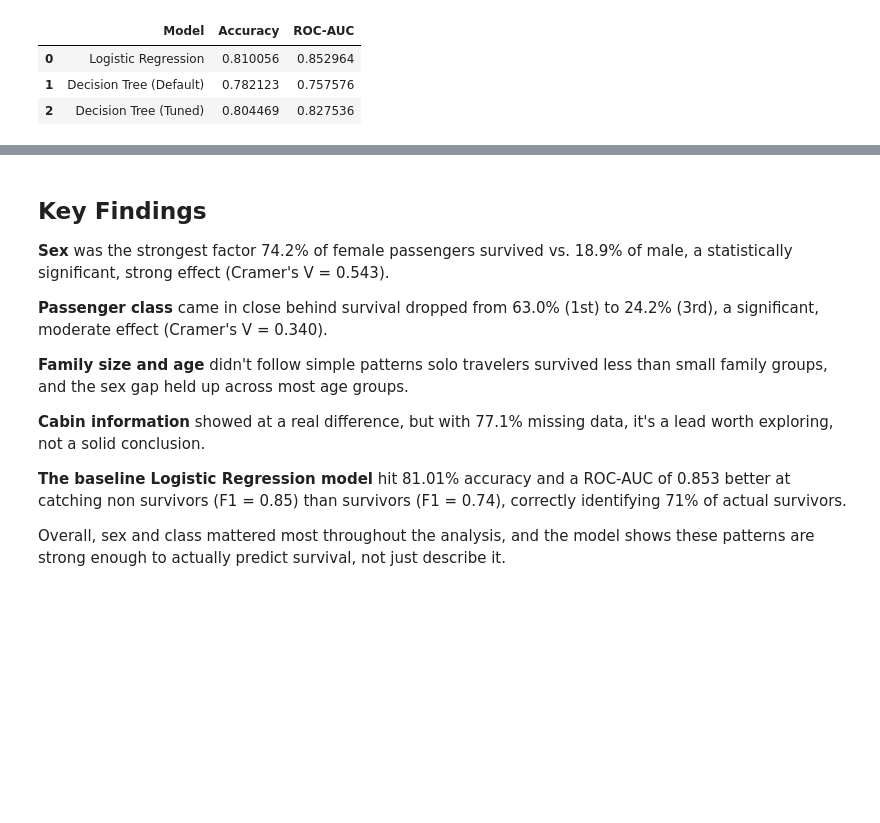
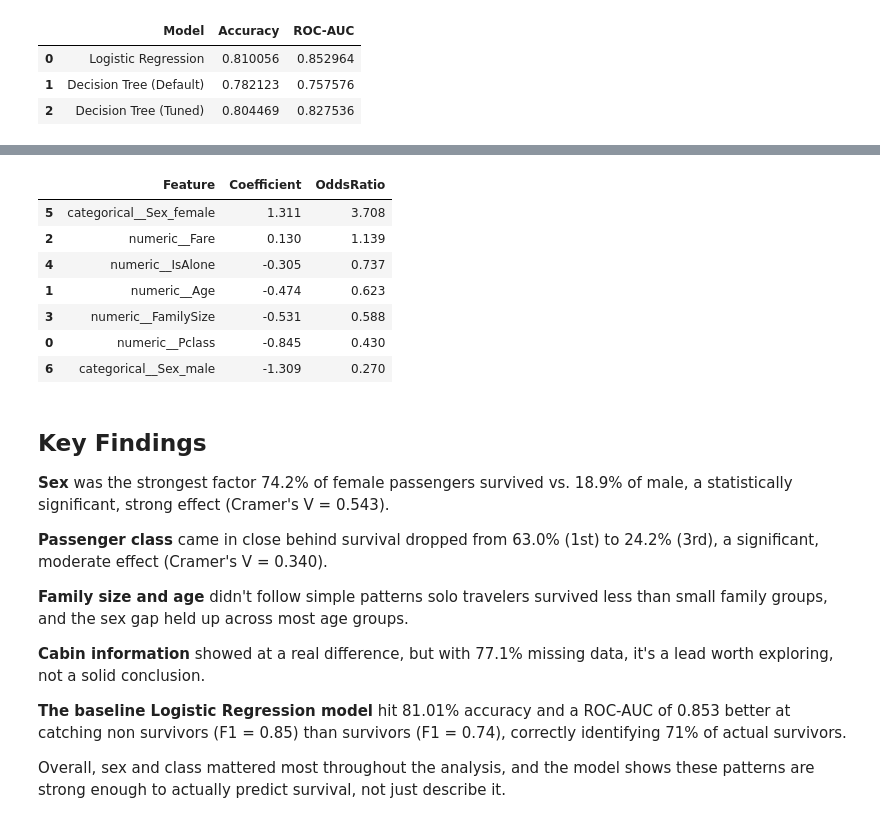
Before and after one commit to sehreen-jeelani/titanic-survival-analysis, a Jupyter notebook: notebooks/titanic_analysis.ipynb, the cells around one changed output, grey strips where cells are left out. Saved outputs shown, nothing was run; the diff lists cells and outputs as text; code cells hidden in the pictures; blank space fills up the shorter version.

Commit message:
add model interpretation

```diff
--- a/notebooks/titanic_analysis.ipynb
+++ b/notebooks/titanic_analysis.ipynb
@@ -2050,0 +2053,14 @@ model_comparison
+# %%
+feature_names = pipeline_model.named_steps["preprocessor"].get_feature_names_out()
+
+coefficients = pipeline_model.named_steps["classifier"].coef_[0]
+
+coefficient_df = pd.DataFrame({
+    "Feature": feature_names,
+    "Coefficient": coefficients
+})
+
+coefficient_df.sort_values(
+    "Coefficient",
+    ascending=False
+)
@@ -2051,3 +2076,33 @@ model_comparison
+# %%
+coefficient_df["OddsRatio"] = np.exp(
+    coefficient_df["Coefficient"]
+)
+# %%
+coefficient_summary = coefficient_df[
+    ["Feature", "Coefficient", "OddsRatio"]
+].copy()
+
+coefficient_summary["Coefficient"] = (
+    coefficient_summary["Coefficient"].round(3)
+)
+
+coefficient_summary["OddsRatio"] = (
+    coefficient_summary["OddsRatio"].round(3)
+)
+
+coefficient_summary.sort_values(
+    "Coefficient",
+    ascending=False
+)
+# %% [output]
+|  | Feature | Coefficient | OddsRatio |
+| 5 | categorical__Sex_female | 1.311 | 3.708 |
+| 2 | numeric__Fare | 0.130 | 1.139 |
+| 4 | numeric__IsAlone | -0.305 | 0.737 |
+| 1 | numeric__Age | -0.474 | 0.623 |
+| 3 | numeric__FamilySize | -0.531 | 0.588 |
+| 0 | numeric__Pclass | -0.845 | 0.430 |
+| 6 | categorical__Sex_male | -1.309 | 0.270 |
 # %% [markdown]
 ## Key Findings
 
```
Also changed, not shown: parts of 3 cells of this notebook.
